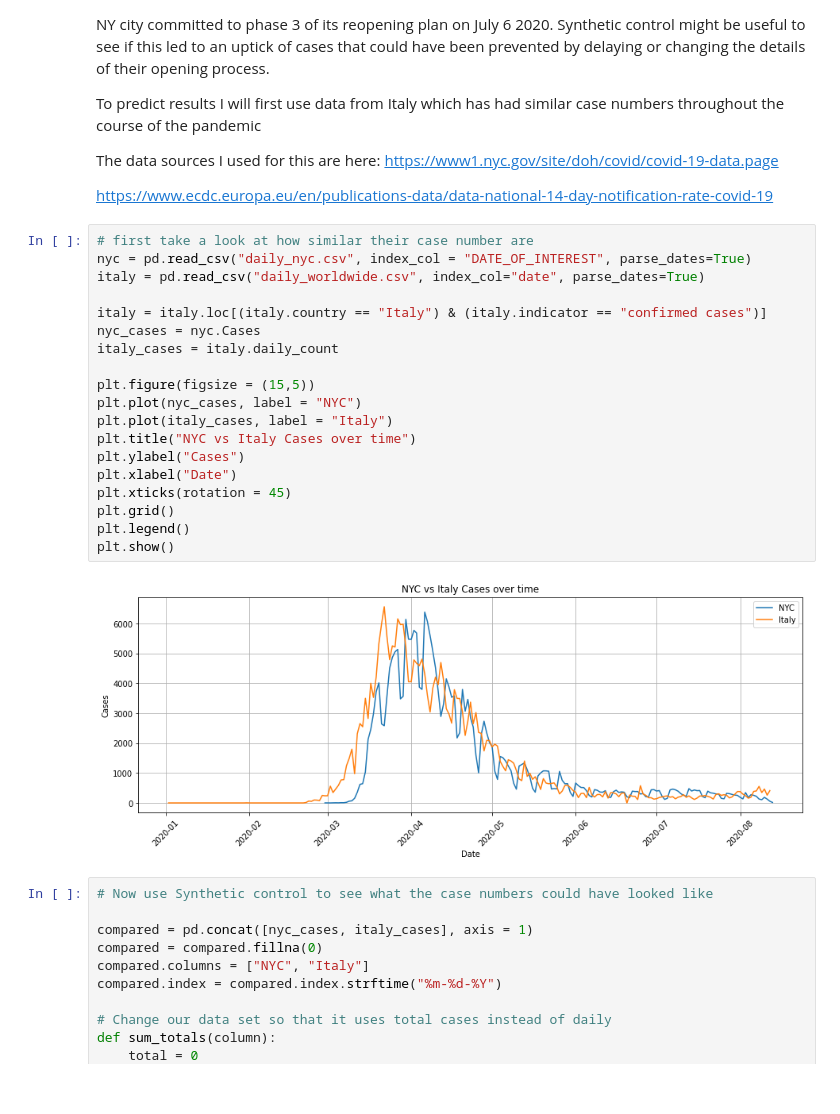
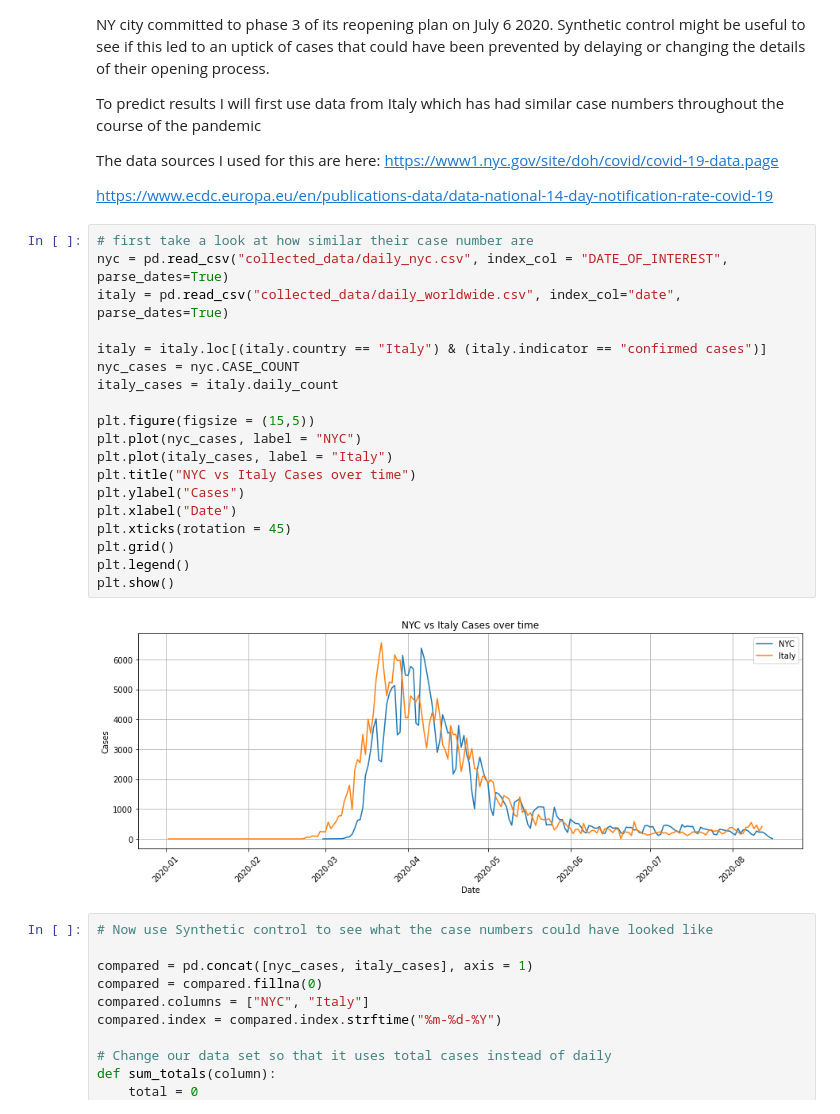
Before and after one commit to kevin-q2/Covid_Diffusion, a Jupyter notebook: synthetic_control_tests.ipynb, the cells around one changed output. Cells and saved outputs as stored; diff of their text form.

```diff
--- a/synthetic_control_tests.ipynb
+++ b/synthetic_control_tests.ipynb
@@ -130,25 +117,25 @@ https://www1.nyc.gov/site/doh/covid/covid-19-data.page
 https://www.ecdc.europa.eu/en/publications-data/data-national-14-day-notification-rate-covid-19
 # %%
 # first take a look at how similar their case number are
-nyc = pd.read_csv("daily_nyc.csv", index_col = "DATE_OF_INTEREST", parse_dates=True)
-italy = pd.read_csv("daily_worldwide.csv", index_col="date", parse_dates=True)
+nyc = pd.read_csv("collected_data/daily_nyc.csv", index_col = "DATE_OF_INTEREST", parse_dates=True)
+italy = pd.read_csv("collected_data/daily_worldwide.csv", index_col="date", parse_dates=True)
 
 italy = italy.loc[(italy.country == "Italy") & (italy.indicator == "confirmed cases")]
-nyc_cases = nyc.Cases
+nyc_cases = nyc.CASE_COUNT
 italy_cases = italy.daily_count
 
 plt.figure(figsize = (15,5))
 plt.plot(nyc_cases, label = "NYC")
 plt.plot(italy_cases, label = "Italy")
 plt.title("NYC vs Italy Cases over time")
 plt.ylabel("Cases")
 plt.xlabel("Date")
 plt.xticks(rotation = 45)
 plt.grid()
 plt.legend()
 plt.show()
 # %% [output]
-[figure, old version]
+[figure, new version]
 # %%
 # Now use Synthetic control to see what the case numbers could have looked like
 
```
Also changed, not shown: parts of 13 cells of this notebook.
